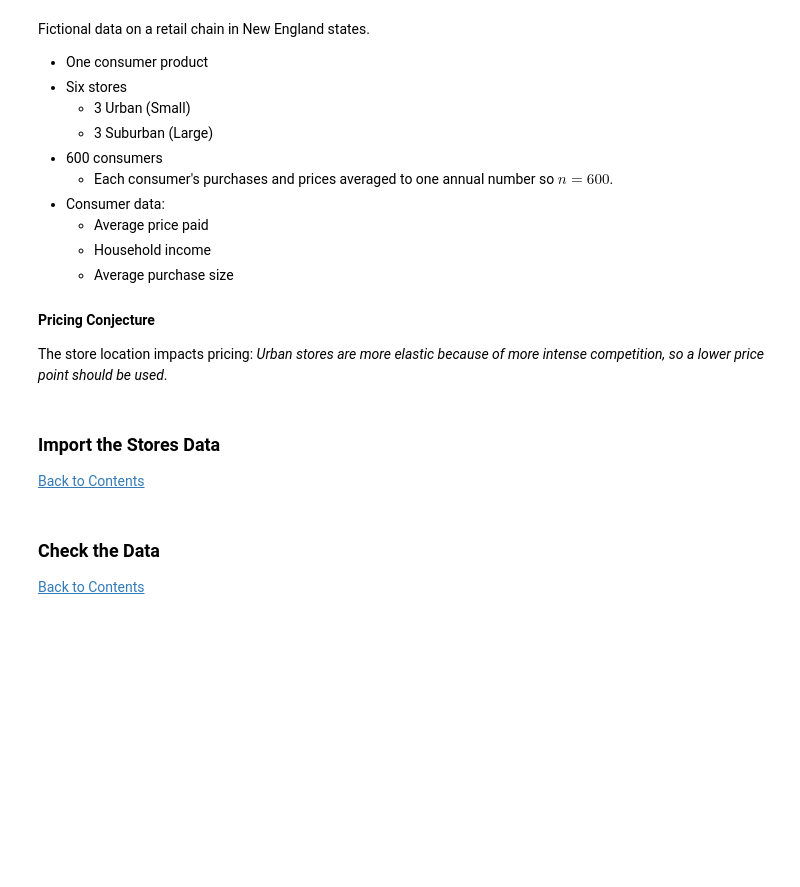
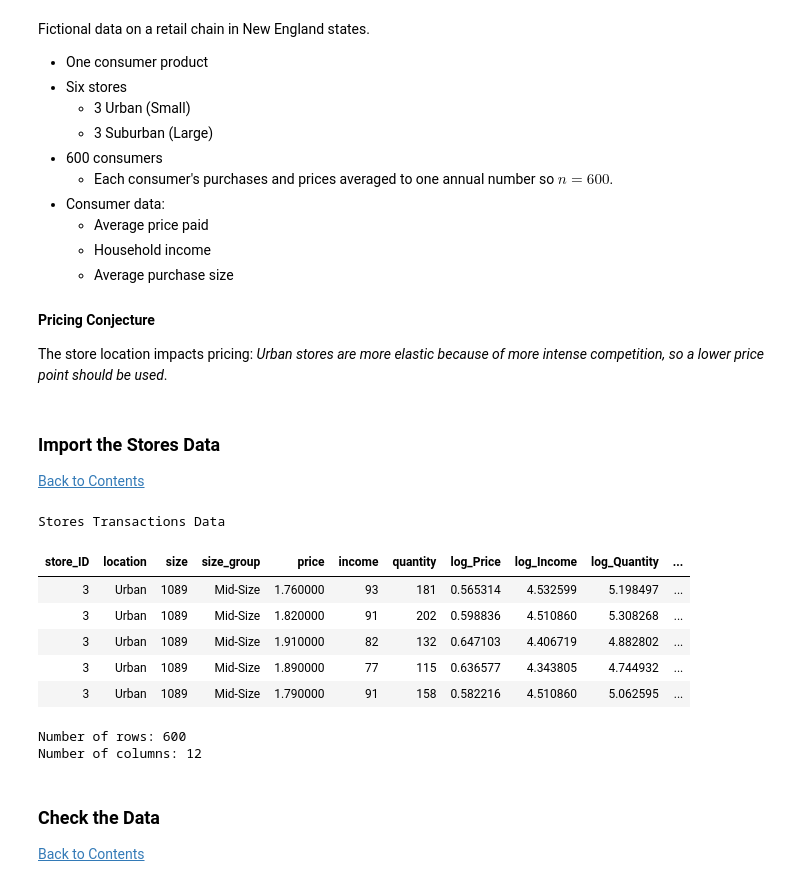
Before and after one commit to KasiBaskerLaxmanan/pyalgotrading, a Jupyter notebook: PricingAnalysis.ipynb, the cells around one changed output. Cells and saved outputs as stored; diff of their text form; code cells hidden in the pictures; blank space fills up the shorter version.

```diff
--- a/PricingAnalysis.ipynb
+++ b/PricingAnalysis.ipynb
@@ -410,7 +473,7 @@ The collected data are in a *CSV* file.  An *SPSS* file is also possible, especi
 ##
 ## Import responses from CSV file
 ##
-df_responses = pd.read_csv( '../Data/responses.csv' )
+df_responses = pd.read_csv( '/content/responses.csv' )
 df_responses.head( ).style.set_caption( 'Responses with ID and Set Indicators' ).\
 format( { 'response':'{:.0f}' } ).\
 set_table_styles( tbl_styles ).\
@@ -637,24 +763,35 @@ The store location impacts pricing: *Urban stores are more elastic because of mo
 
 [Back to Contents](#Contents)
 # %%
-df = pd.read_csv( path + 'stores.csv' )
+df = pd.read_csv('/content/stores.csv' )
 ##
 ## Insert underscore in column name if it
 ## has an internal whitespace.  This will make
 ## using names easier.
 ##
 cols = df.columns
 cols = [ x.replace( ' ', '_' ) for x in cols ]
 df.columns = cols
 df.head().style.set_caption( 'Stores Transactions Data' ).\
 set_table_styles( tbl_styles ).\
 hide_index()
+# %% [output]
+Stores Transactions Data
+| store_ID | location | size | size_group | price | income | quantity | log_Price | log_Income | log_Quantity | ... |
+| 3 | Urban | 1089 | Mid-Size | 1.760000 | 93 | 181 | 0.565314 | 4.532599 | 5.198497 | ... |
+| 3 | Urban | 1089 | Mid-Size | 1.820000 | 91 | 202 | 0.598836 | 4.510860 | 5.308268 | ... |
+| 3 | Urban | 1089 | Mid-Size | 1.910000 | 82 | 132 | 0.647103 | 4.406719 | 4.882802 | ... |
+| 3 | Urban | 1089 | Mid-Size | 1.890000 | 77 | 115 | 0.636577 | 4.343805 | 4.744932 | ... |
+| 3 | Urban | 1089 | Mid-Size | 1.790000 | 91 | 158 | 0.582216 | 4.510860 | 5.062595 | ... |
 # %%
 ##
 ## Check DataFrame counts
 ##
 print( 'Number of rows: {rows}\nNumber of columns: {cols}'.format(
         rows = df.shape[ 0 ], cols = df.shape[ 1 ] ) )
+# %% [output]
+Number of rows: 600
+Number of columns: 12
 # %% [markdown]
 ### Check the Data
 
```
Also changed, not shown: parts of 31 cells of this notebook.
